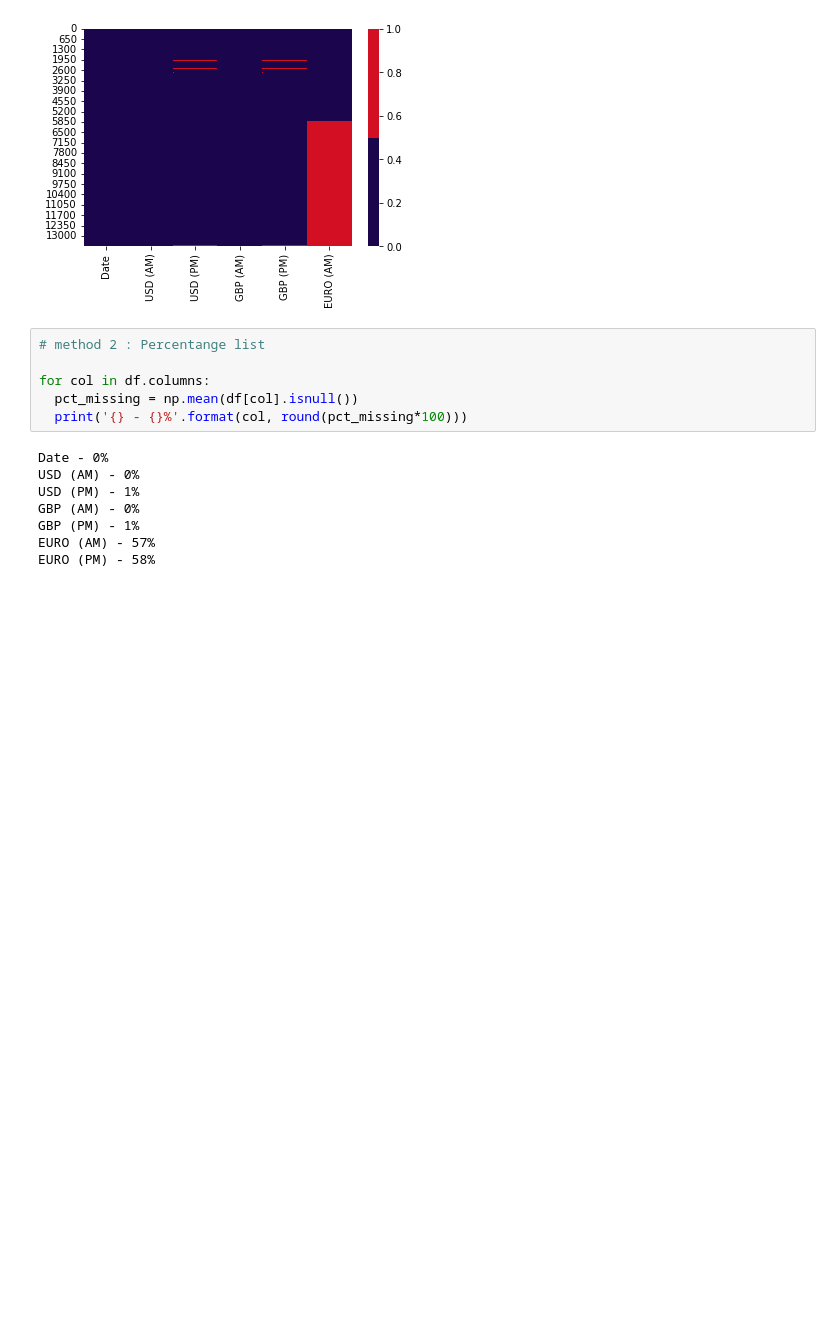
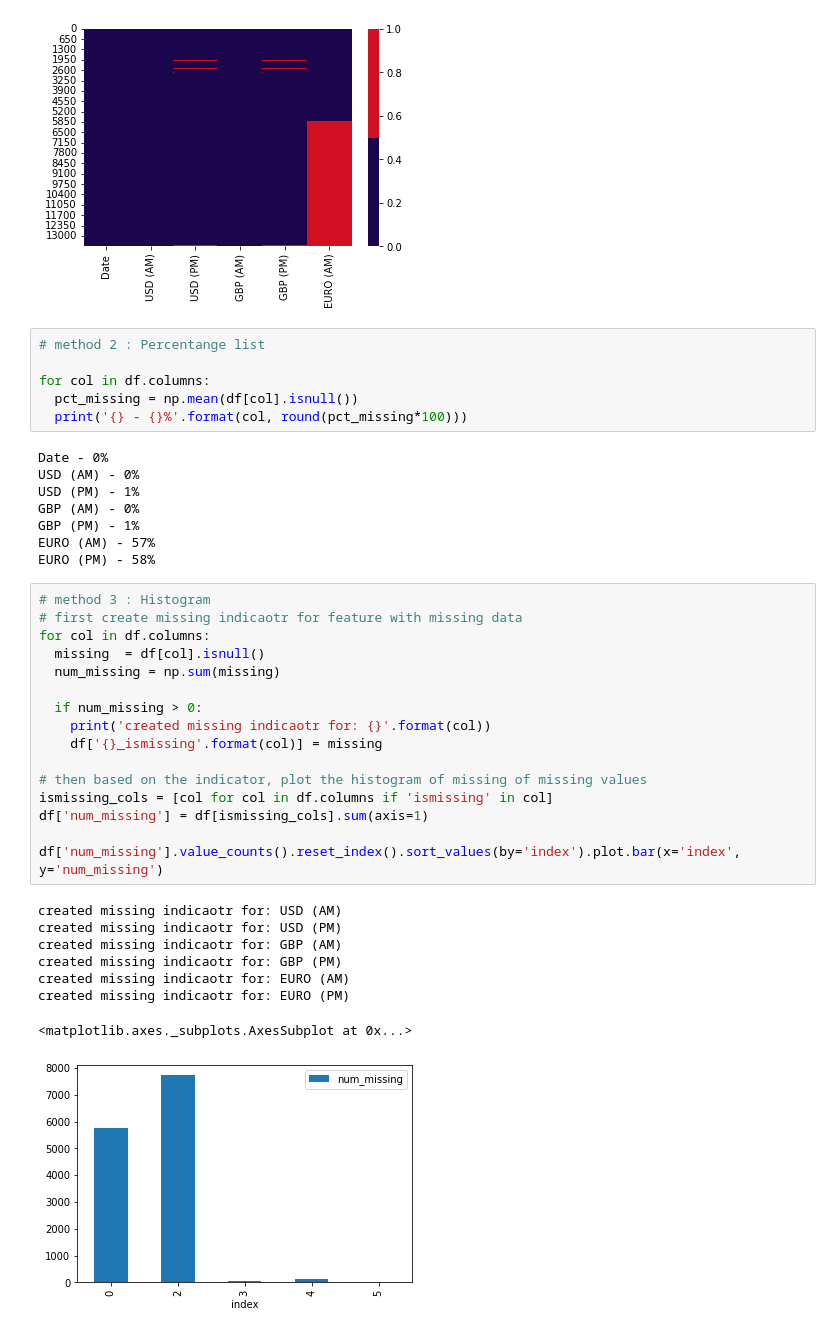
Before and after one commit to astrrr/Fundamental-Data-Analytics, a Jupyter notebook: fundamental_data_analytics.ipynb, the cells around one changed output. Cells and saved outputs as stored; diff of their text form; blank space fills up the shorter version.

Commit message:
Missing Histogram

```diff
--- a/fundamental_data_analytics.ipynb
+++ b/fundamental_data_analytics.ipynb
@@ -50,3 +50,28 @@ GBP (AM) - 0%
 GBP (PM) - 1%
 EURO (AM) - 57%
 EURO (PM) - 58%
+# %%
+# method 3 : Histogram
+# first create missing indicaotr for feature with missing data
+for col in df.columns:
+  missing  = df[col].isnull()
+  num_missing = np.sum(missing)
+
+  if num_missing > 0:
+    print('created missing indicaotr for: {}'.format(col))
+    df['{}_ismissing'.format(col)] = missing
+
+# then based on the indicator, plot the histogram of missing of missing values
+ismissing_cols = [col for col in df.columns if 'ismissing' in col]
+df['num_missing'] = df[ismissing_cols].sum(axis=1)
+
+df['num_missing'].value_counts().reset_index().sort_values(by='index').plot.bar(x='index', y='num_missing')
+# %% [output]
+created missing indicaotr for: USD (AM)
+created missing indicaotr for: USD (PM)
+created missing indicaotr for: GBP (AM)
+created missing indicaotr for: GBP (PM)
+created missing indicaotr for: EURO (AM)
+created missing indicaotr for: EURO (PM)
+<matplotlib.axes._subplots.AxesSubplot at 0x...>
+[figure, added]
```
Also changed, not shown: parts of 1 cell of this notebook.
